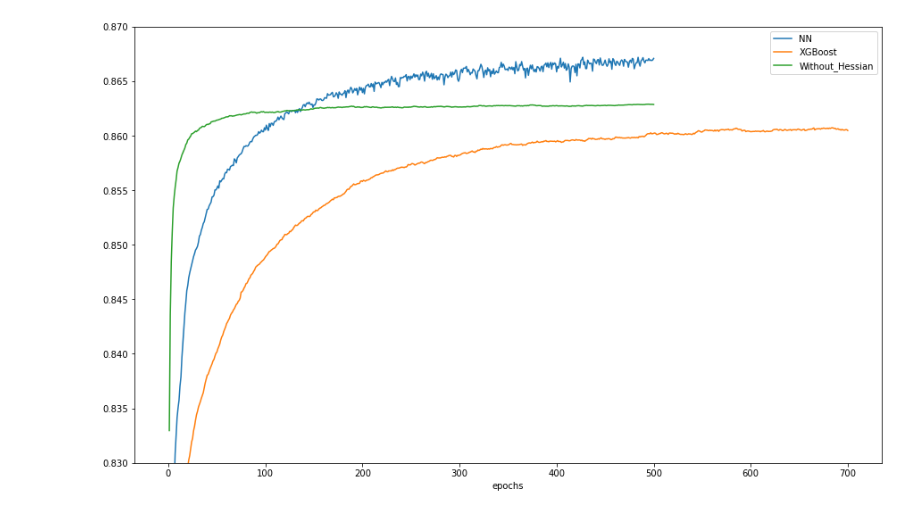
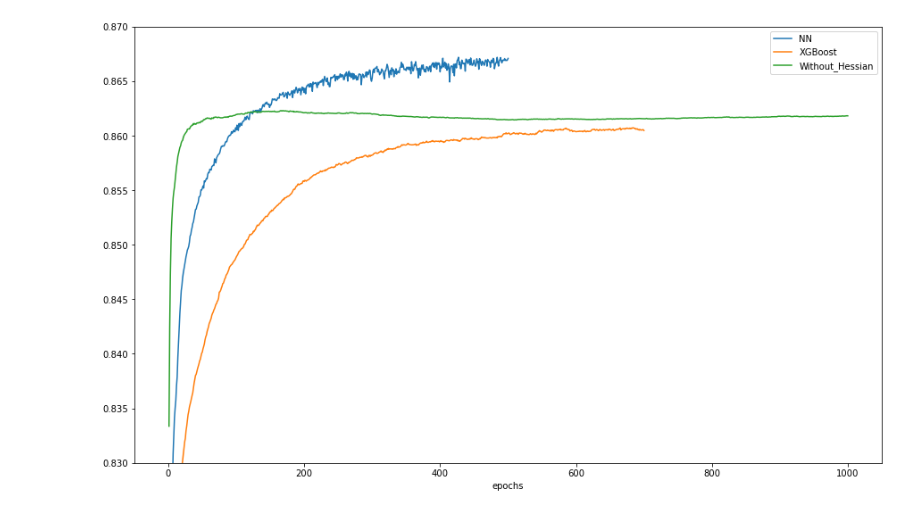
Before and after one commit to jkang98/plrank-short-paper, a Jupyter notebook: experiments/yahoo/K=50/plot_K_50_yahoo.ipynb, the cells around one changed output. Cells and saved outputs as stored; diff of their text form; code cells hidden in the pictures.

```diff
--- a/experiments/yahoo/K=50/plot_K_50_yahoo.ipynb
+++ b/experiments/yahoo/K=50/plot_K_50_yahoo.ipynb
@@ -74,19 +74,19 @@ plt.show()
 # %%
 plt.figure(figsize=(15, 9))
 plt.plot(
     np.arange(0, 501), np.mean(np.array(NN_NDCGs), axis=0), label="NN",
 )
 plt.plot(
     np.arange(1, 701), np.mean(np.array(XGBoost_NDCGs), axis=0), label="XGBoost",
 )
 plt.plot(
-    np.arange(1, 501),
+    np.arange(1, 1001),
     np.mean(np.array(Without_Hessian_NDCGs), axis=0),
     label="Without_Hessian",
 )
 plt.ylim(0.83, 0.87)
 plt.legend()
 plt.xlabel("epochs")
 plt.show()
 # %% [output]
-[figure, old version]
+[figure, new version]
```
Also changed, not shown: parts of 1 cell of this notebook, 47 other files.
